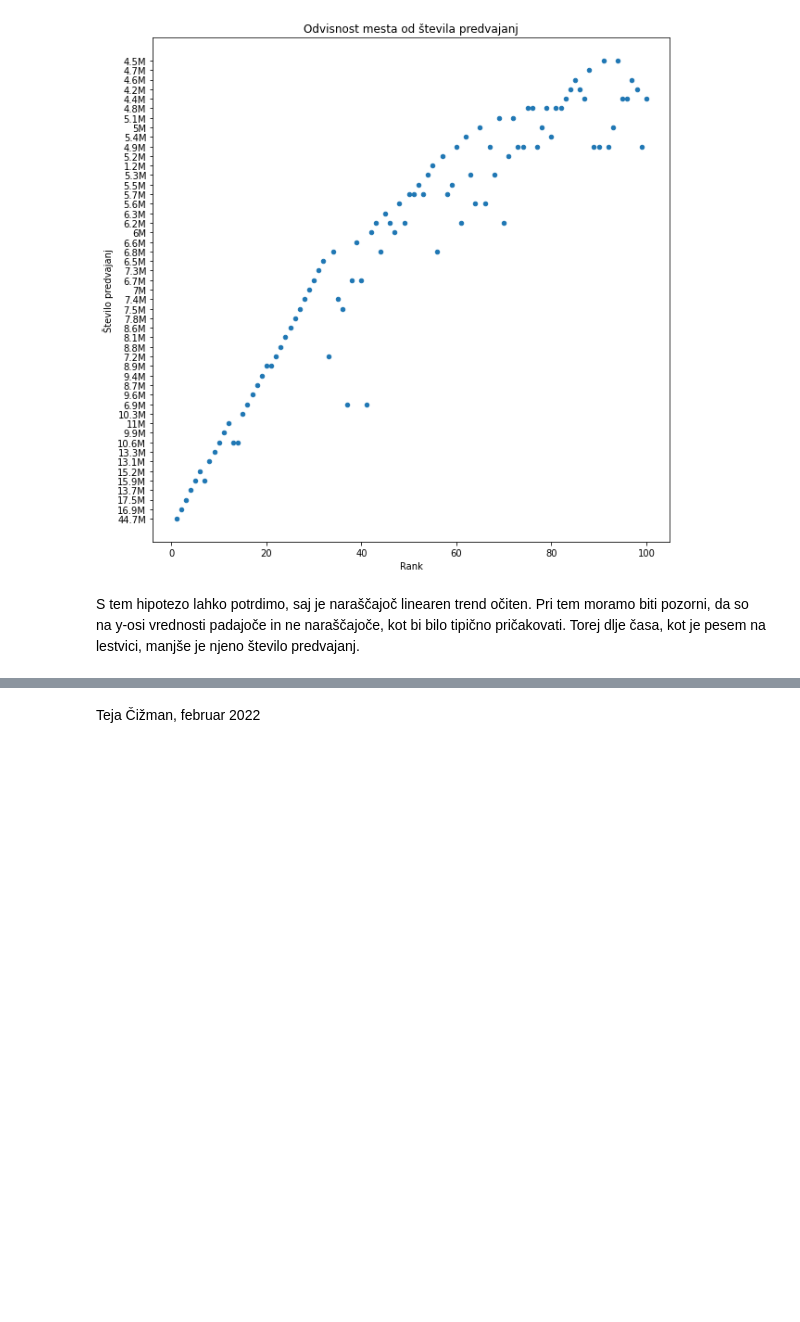
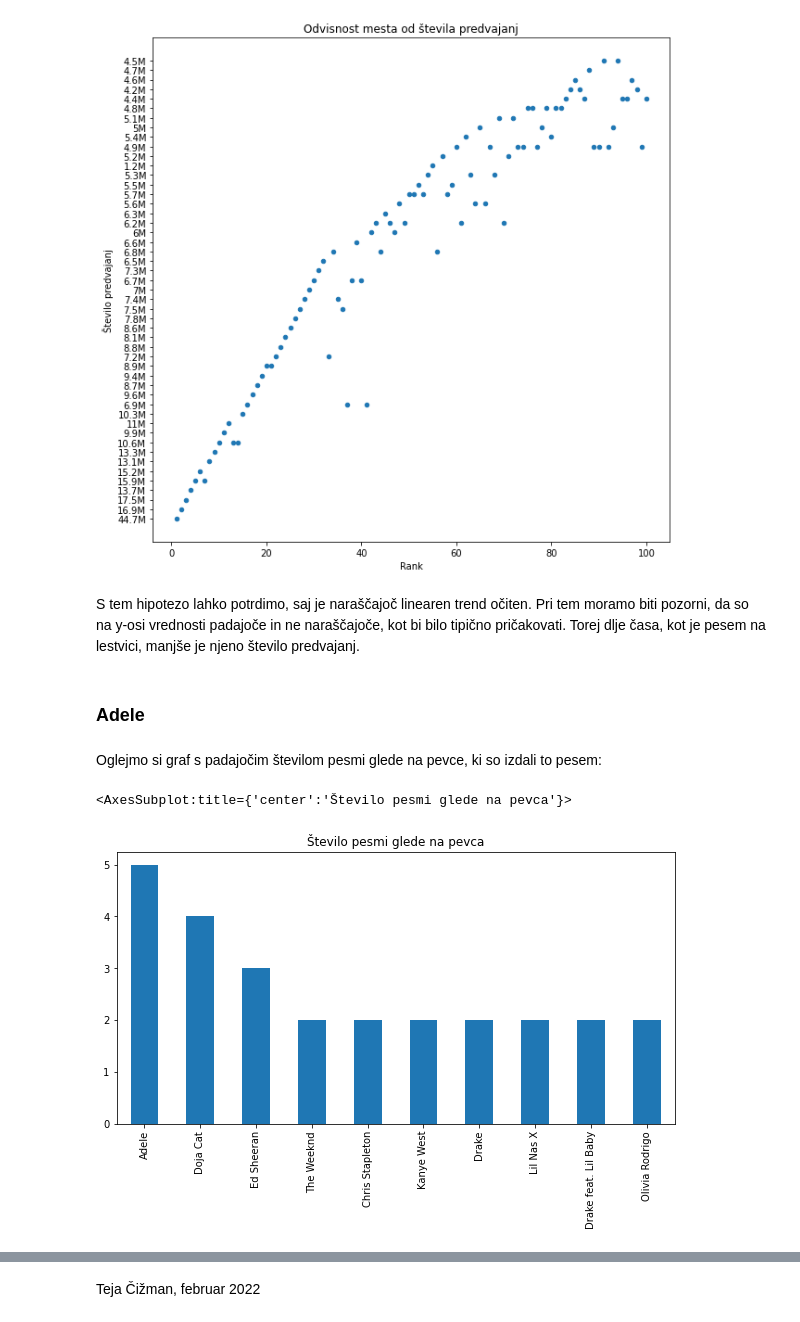
Before and after one commit to tej-boop/analiza-podatkov-rollingstone, a Jupyter notebook: analiza-podatkov.ipynb, the cells around one changed output, grey strips where cells are left out. Saved outputs shown, nothing was run; the diff lists cells and outputs as text; code cells hidden in the pictures; blank space fills up the shorter version.

```diff
--- a/analiza-podatkov.ipynb
+++ b/analiza-podatkov.ipynb
@@ -256,3 +256,13 @@ pesmi_z_rankom.plot.scatter("Rank", "Število predvajanj", figsize = (10,10), ti
 S tem hipotezo lahko potrdimo, saj je naraščajoč linearen trend očiten. Pri tem moramo biti pozorni, da
 so na y-osi vrednosti padajoče in ne naraščajoče, kot bi bilo tipično pričakovati. Torej dlje časa, kot
 je pesem na lestvici, manjše je njeno število predvajanj.
+# %% [markdown]
+### Adele
+# %% [markdown]
+Oglejmo si graf s padajočim številom pesmi glede na pevce, ki so izdali to pesem:
+# %%
+stevec_pevcev = pesmi["Pevec"].value_counts()
+stevec_pevcev[:10].plot.bar(figsize = (10, 5), title = "Število pesmi glede na pevca")
+# %% [output]
+<AxesSubplot:title={'center':'Število pesmi glede na pevca'}>
+[figure, added]
```
Also changed, not shown: parts of 3 cells of this notebook, 1 other file.
